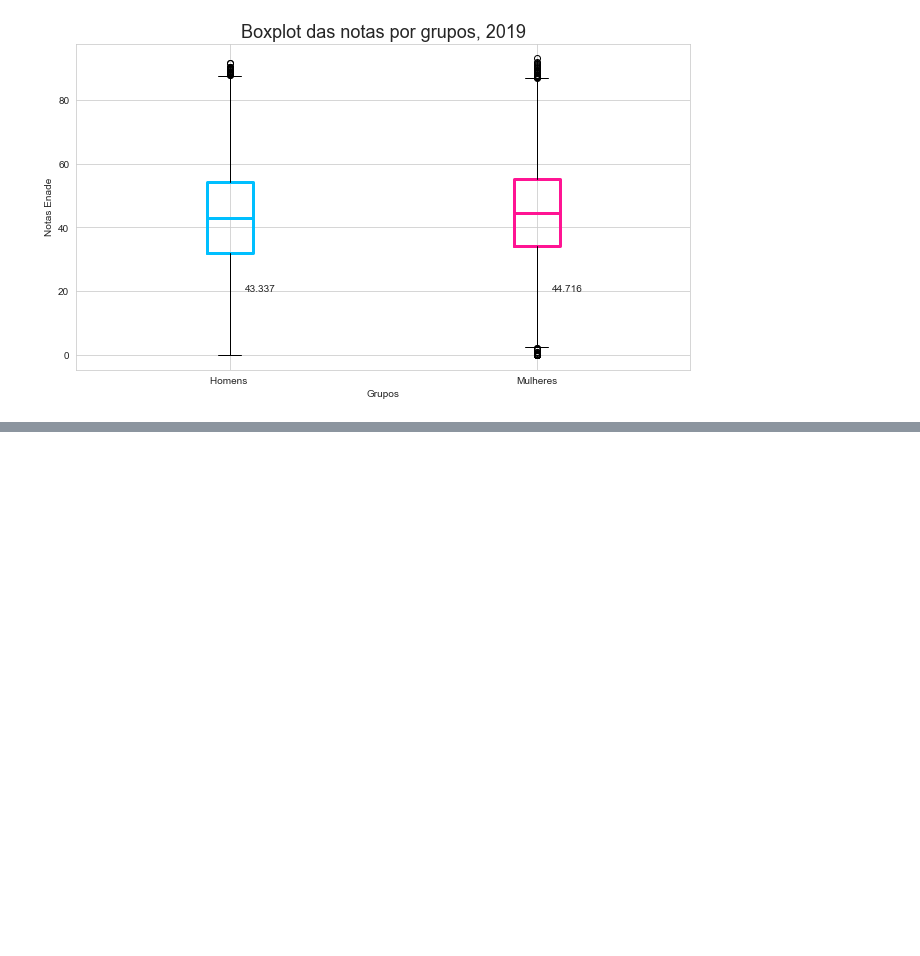
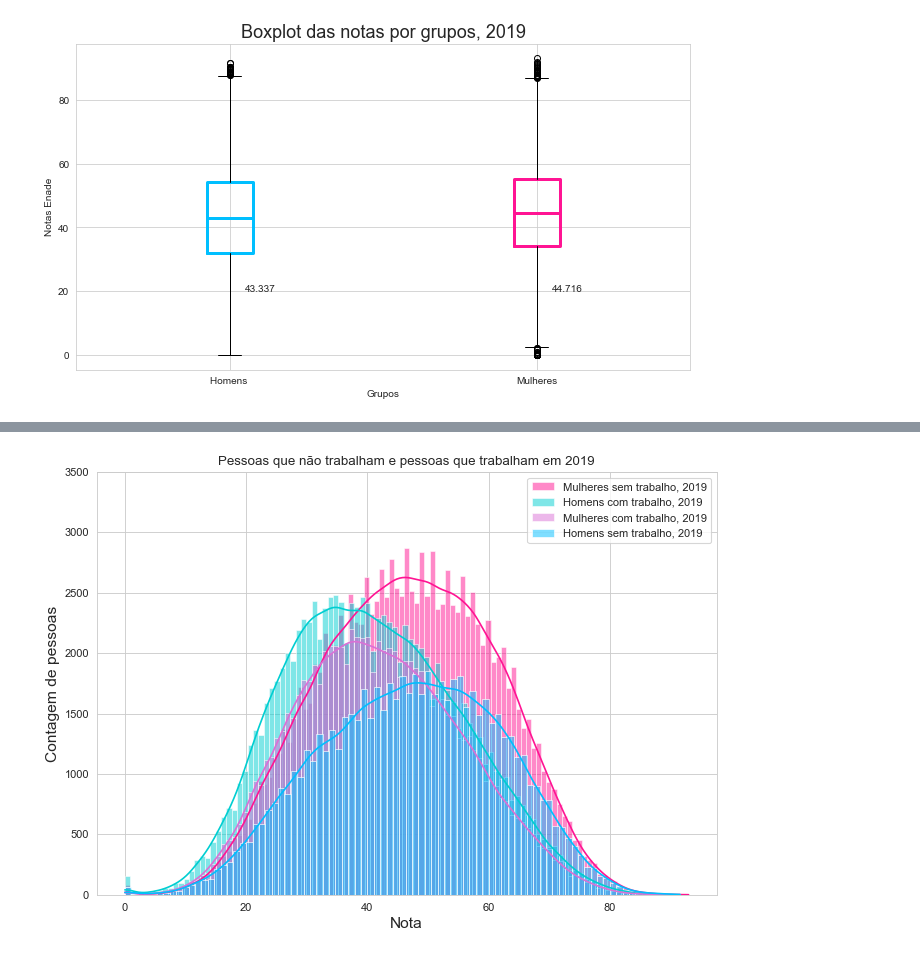
Before and after one commit to renatanesio/dados-universitarios-brasil, a Jupyter notebook: Estudo de Dados Universitários do Brasil.ipynb, the cells around one changed output, grey strips where cells are left out. Cells and saved outputs as stored; diff of their text form; code cells hidden in the pictures; blank space fills up the shorter version.

```diff
--- a/Estudo de Dados Universitários do Brasil.ipynb
+++ b/Estudo de Dados Universitários do Brasil.ipynb
@@ -254,0 +339,22 @@ plt.text(2.05, 20, b2_media);
+# %%
+z1 = enade_por_sexo["M"]['2019'].query("Q07 in ['A']")["NOTA"] # "Homens sem trabalho, 2019"
+z2 = enade_por_sexo["M"]['2019'].query("Q07 in ['B', 'C', 'D','E']")["NOTA"]  # "Homens com trabalho, 2019"
+z3 = enade_por_sexo["F"]['2019'].query("Q07 in ['A']")["NOTA"] # "Mulheres sem trabalho, 2019"
+z4 = enade_por_sexo["F"]['2019'].query("Q07 in ['B', 'C', 'D','E']")["NOTA"]  # "Mulheres com trabalho, 2019")
+
+plt.figure(figsize=(10,7), dpi= 80)
+sns.histplot(z3, color="deeppink", label="Mulheres sem trabalho, 2019", kde=True)
+sns.histplot(z2, color="darkturquoise", label="Homens com trabalho, 2019", kde=True)
+
+sns.histplot(z4, color="orchid", label="Mulheres com trabalho, 2019", kde=True)
+sns.histplot(z1, color="deepskyblue", label="Homens sem trabalho, 2019", kde=True)
+
+
+plt.ylim(0, 3500)
+
+plt.xlabel("Nota", size=14)
+plt.ylabel("Contagem de pessoas", size=14)
+plt.title("Pessoas que não trabalham e pessoas que trabalham em 2019")
+plt.legend(loc='upper right');
+# %% [output]
+[figure, added]
```
Also changed, not shown: parts of 20 cells of this notebook.
